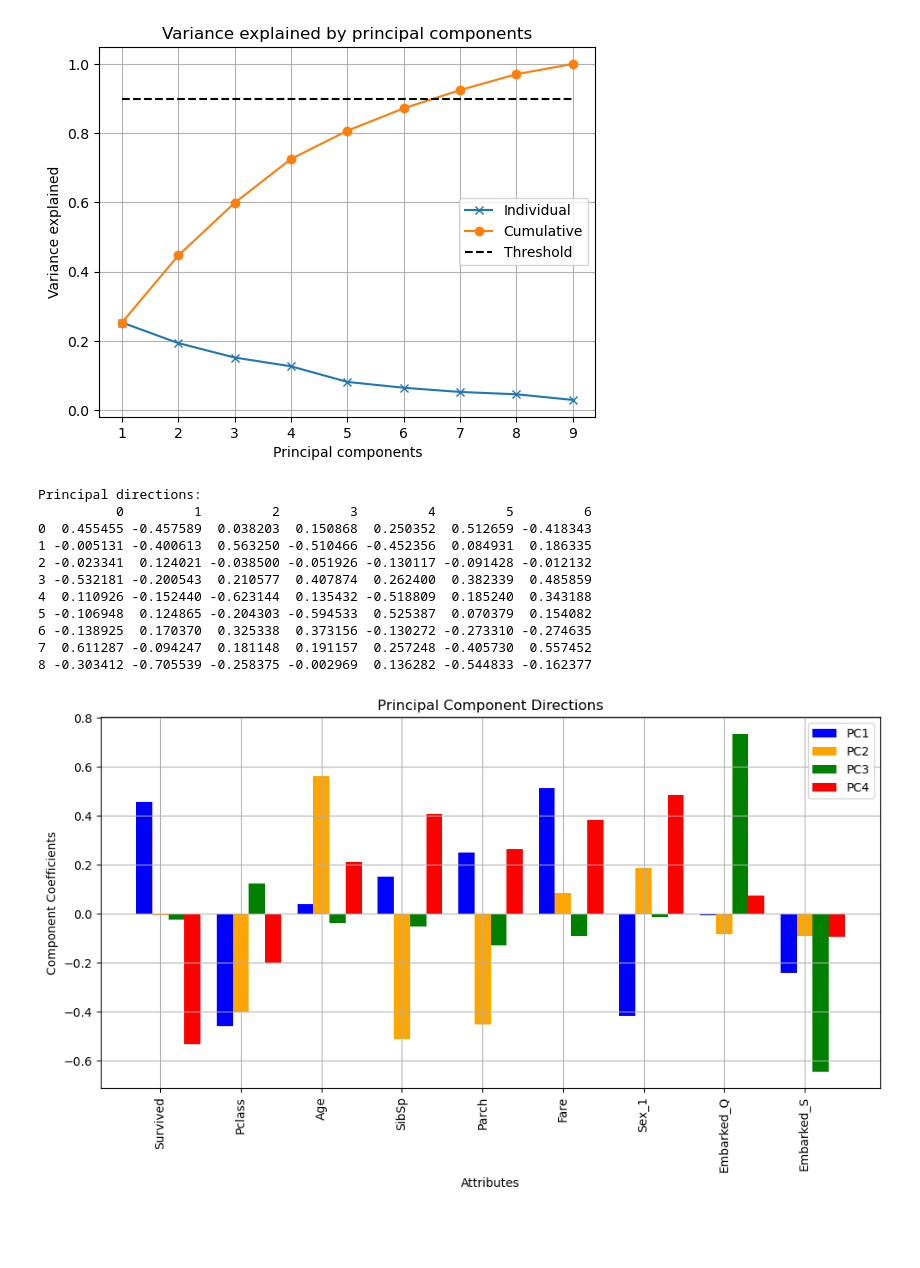
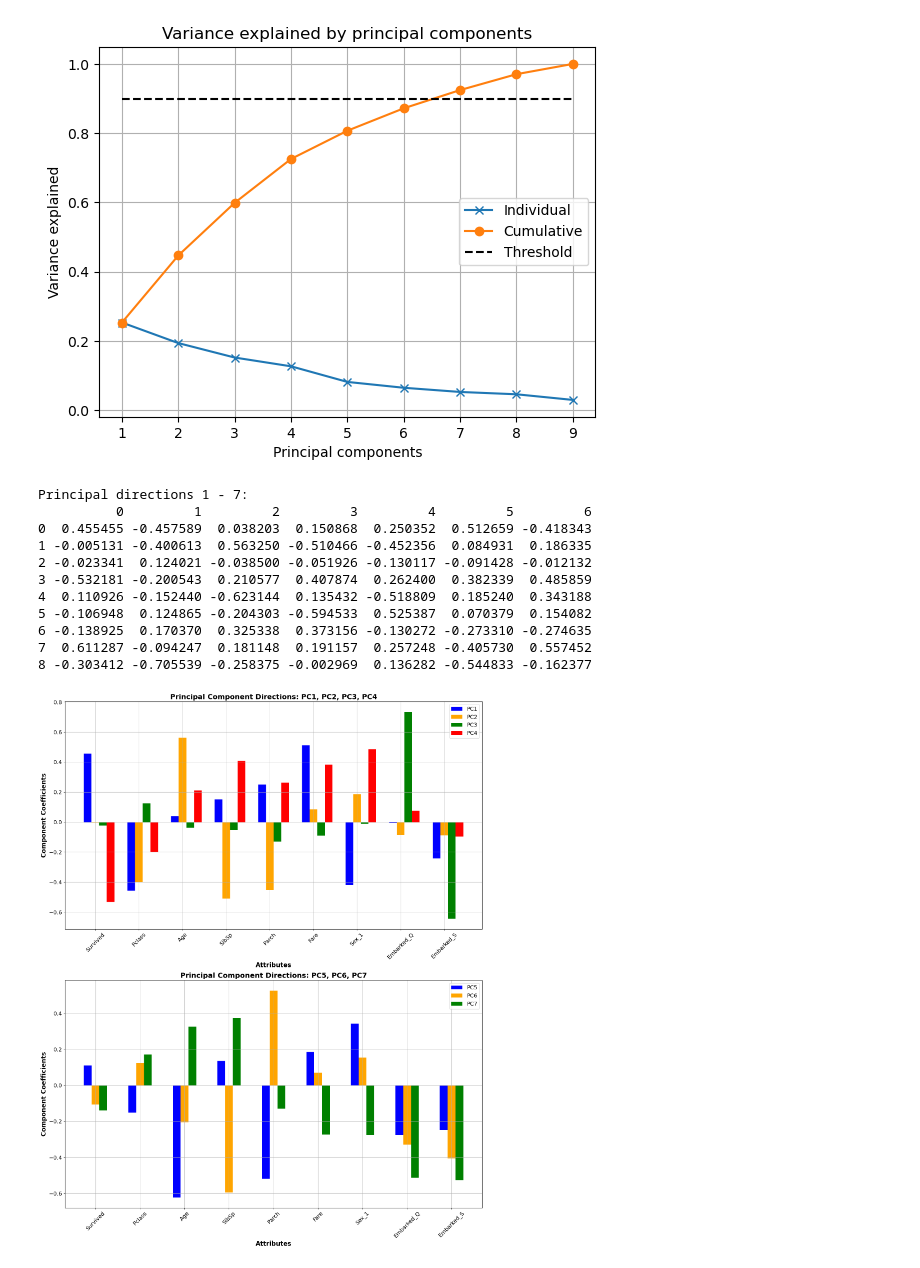
Before and after one commit to GisleGaren/IntroML02450, a Jupyter notebook: analysis.ipynb, the cells around one changed output. Drawn from its saved outputs; the diff is of its cells as text; code cells hidden in the pictures; blank space fills up the shorter version.

Commit message:
Got the directions plotted, just need to add the interpretations of this plot

```diff
--- a/analysis.ipynb
+++ b/analysis.ipynb
@@ -286,53 +286,73 @@ plt.grid()
 principal_directions = Vt.T
 
 # Begin by printing how to principle directions look like
-print("Principal directions:")
+print("Principal directions 1 - 7:")
 
 # Convert the principal directions to a DataFrame for better formatting
 principal_directions_df = pd.DataFrame(principal_directions)
 
 # Transpose the DataFrame to show each principal direction as a column
 principal_directions_df = principal_directions_df.T
 
 # Print the DataFrame
 print(principal_directions_df.iloc[:, :7])
 
-# Set the number of components to plot
-pcs = [0, 1, 2, 3]
+# Set the components to plot in each subplot
+pcs_top = [0, 1, 2, 3]  # First four principal components
+pcs_bottom = [4, 5, 6]  # Fifth, sixth, and seventh principal components
 
-# Configure the plot first!
-legendStrs = ["PC" + str(e + 1) for e in pcs]
-colors = ["b", "orange", "g", "r"]
-bar_width = 0.2
-# Below creates an array containing a sequence of numbers from 0 to the number of principal components
+# Start by configuring the plot
+legendStrs_top = ["PC" + str(e + 1) for e in pcs_top]
+legendStrs_bottom = ["PC" + str(e + 1) for e in pcs_bottom]
+colors_top = ["b", "orange", "g", "r"]
+colors_bottom = ["b", "orange", "g"]
+bar_width = 0.175
+# Below simply creates an array from 0 to the number of principal directions
 r = np.arange(principal_directions.shape[0])
 
-# Plot the principal directions (loadings) for the first three principal components
-plt.figure(figsize=(10, 6))
+# Create the figure with two subplots
+plt.figure(figsize=(16, 20))
 
-# Plot each principal component's coefficients
-for i, pc in enumerate(pcs):
-    plt.bar(r + i * bar_width, principal_directions[:, pc], width=bar_width, color=colors[i], label=legendStrs[i])
+# First Subplot: PC1, PC2, PC3, PC4
+plt.subplot(2, 1, 1)
+for i, pc in enumerate(pcs_top):
+    # r + i * bar_width calculates the positions of the bars on the x_axis and we plot on the y axis the principal directions of each vector
+    plt.bar(r + i * bar_width, principal_directions[:, pc], width=bar_width, color=colors_top[i], label=legendStrs_top[i])
 
-# Set the x-ticks to the feature names
-plt.xticks(r + bar_width, df_clean.columns, rotation=90)
-plt.xlabel("Attributes")
-plt.ylabel("Component Coefficients")
-plt.title("Principal Component Directions")
-plt.legend()
+# Config the plots more with labels and titles
+plt.xticks(r + bar_width, df_clean.columns, rotation=45, fontsize=14)
+plt.yticks(fontsize=14)
+plt.xlabel("Attributes", fontsize=16, fontweight='bold')
+plt.ylabel("Component Coefficients", fontsize=16, fontweight='bold')
+plt.title("Principal Component Directions: PC1, PC2, PC3, PC4", fontsize=18, fontweight='bold')
+plt.legend(fontsize=14)
 plt.grid(True)
+
+# Second Subplot: PC5, PC6, PC7
+plt.subplot(2, 1, 2)
+for i, pc in enumerate(pcs_bottom):
+    plt.bar(r + i * bar_width, principal_directions[:, pc], width=bar_width, color=colors_bottom[i], label=legendStrs_bottom[i])
+
+plt.xticks(r + bar_width, df_clean.columns, rotation=45, fontsize=14)
+plt.yticks(fontsize=14)
+plt.xlabel("Attributes", fontsize=16, fontweight='bold')
+plt.ylabel("Component Coefficients", fontsize=16, fontweight='bold')
+plt.title("Principal Component Directions: PC5, PC6, PC7", fontsize=18, fontweight='bold')
+plt.legend(fontsize=14)
+plt.grid(True)
+
 plt.tight_layout()
 plt.show()
 # %% [output]
-Principal directions:
+Principal directions 1 - 7:
           0         1         2         3         4         5         6
 0  0.455455 -0.457589  0.038203  0.150868  0.250352  0.512659 -0.418343
 1 -0.005131 -0.400613  0.563250 -0.510466 -0.452356  0.084931  0.186335
 2 -0.023341  0.124021 -0.038500 -0.051926 -0.130117 -0.091428 -0.012132
 3 -0.532181 -0.200543  0.210577  0.407874  0.262400  0.382339  0.485859
 4  0.110926 -0.152440 -0.623144  0.135432 -0.518809  0.185240  0.343188
 5 -0.106948  0.124865 -0.204303 -0.594533  0.525387  0.070379  0.154082
 6 -0.138925  0.170370  0.325338  0.373156 -0.130272 -0.273310 -0.274635
 7  0.611287 -0.094247  0.181148  0.191157  0.257248 -0.405730  0.557452
 8 -0.303412 -0.705539 -0.258375 -0.002969  0.136282 -0.544833 -0.162377
-[figure, old version]
+[figure, new version]
```
Also changed, not shown: parts of 1 cell of this notebook.
